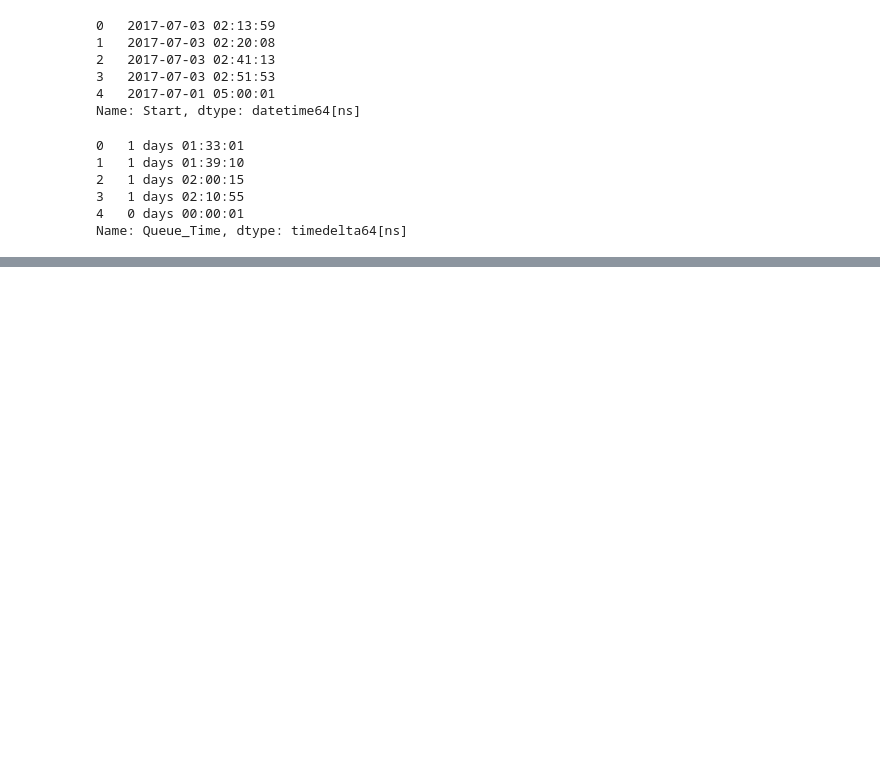
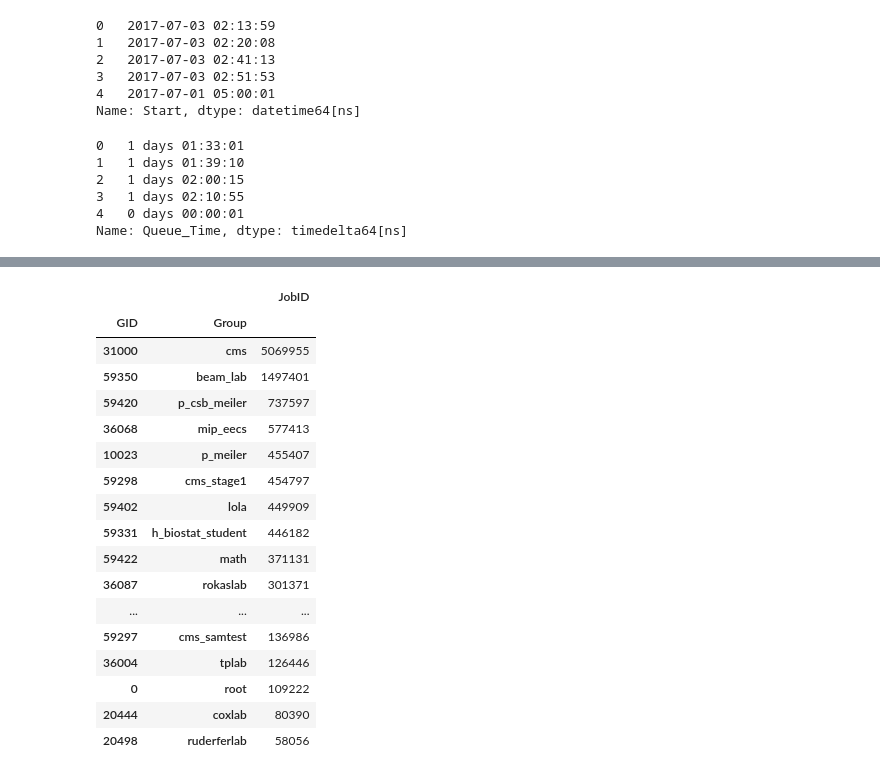
Before and after one commit to alexetalbott/data-question-2-accre-alex, a Jupyter notebook: accre_production.ipynb, the cells around one changed output, grey strips where cells are left out. Saved outputs shown, nothing was run; the diff lists cells and outputs as text; code cells hidden in the pictures; blank space fills up the shorter version.

```diff
--- a/accre_production.ipynb
+++ b/accre_production.ipynb
@@ -88,0 +107,22 @@ Name: Queue_Time, dtype: timedelta64[ns]
+# %%
+# get top 20 groups by JobID
+accre_reduced_cols[['GID', 'Group', 'JobID']].groupby(['GID','Group']).agg('count').sort_values(by ='JobID', ascending=False).head(20)
+# %% [output]
+|  |  | JobID |
+| GID | Group |  |
+| 31000 | cms | 5069955 |
+| 59350 | beam_lab | 1497401 |
+| 59420 | p_csb_meiler | 737597 |
+| 36068 | mip_eecs | 577413 |
+| 10023 | p_meiler | 455407 |
+| 59298 | cms_stage1 | 454797 |
+| 59402 | lola | 449909 |
+| 59331 | h_biostat_student | 446182 |
+| 59422 | math | 371131 |
+| 36087 | rokaslab | 301371 |
+| ... | ... | ... |
+| 59297 | cms_samtest | 136986 |
+| 36004 | tplab | 126446 |
+| 0 | root | 109222 |
+| 20444 | coxlab | 80390 |
+| 20498 | ruderferlab | 58056 |
```
Also changed, not shown: parts of 9 cells of this notebook.
